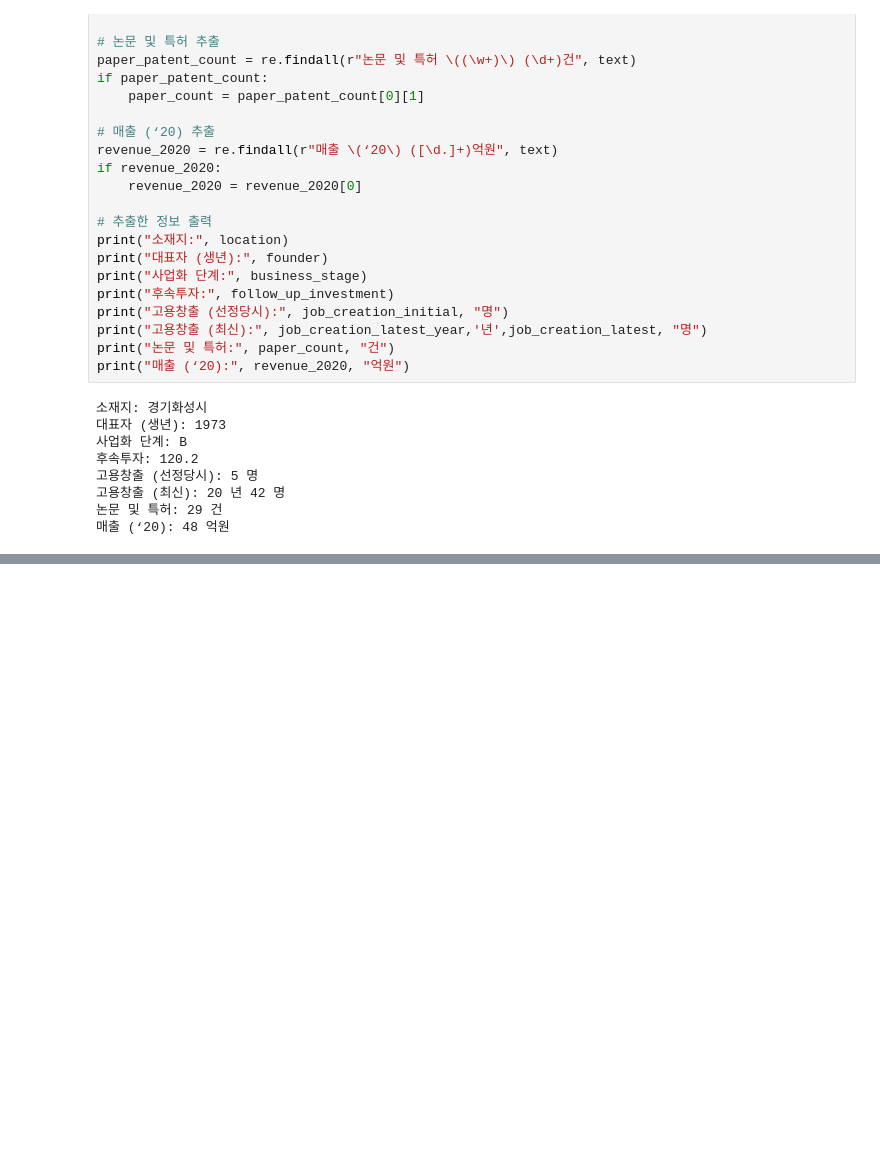
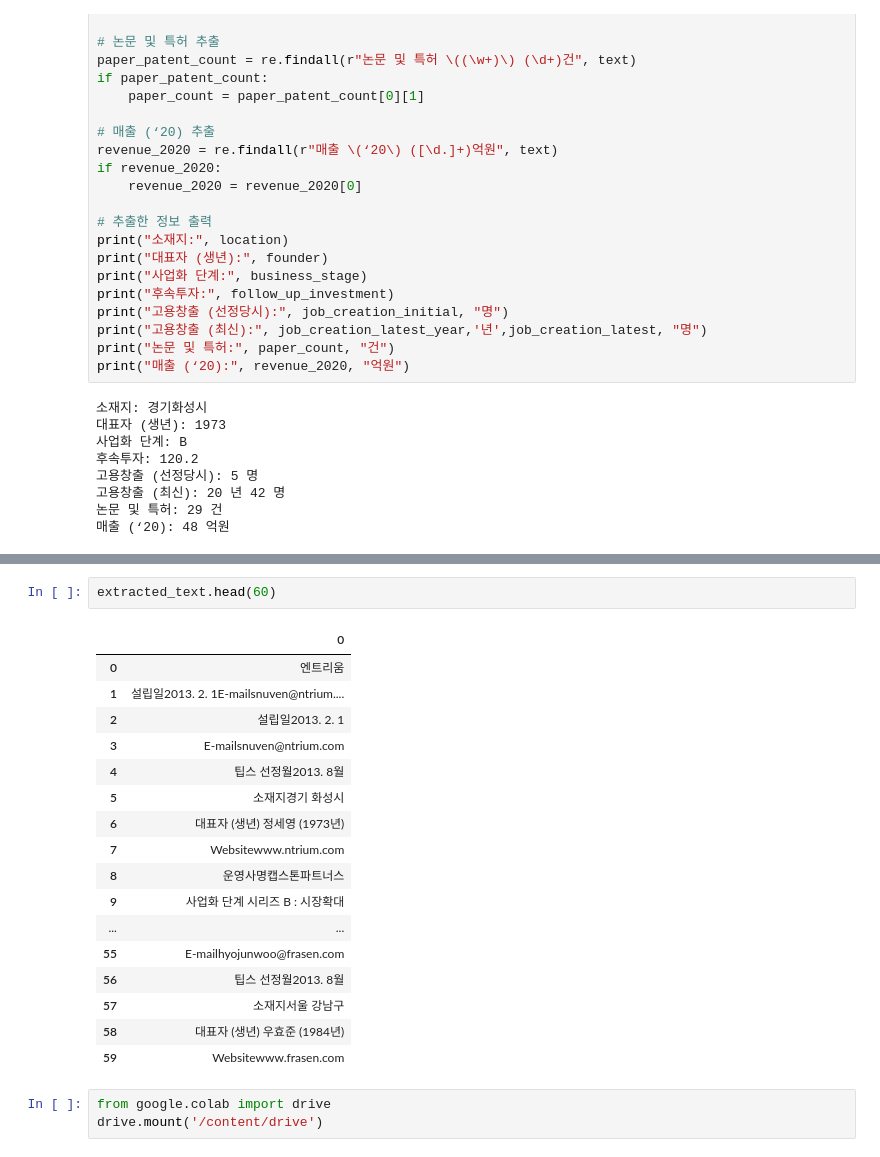
Before and after one commit to joony0512/HTML_CSS, a Jupyter notebook: Word_Crawling.ipynb, the cells around one changed output, grey strips where cells are left out. Cells and saved outputs as stored; diff of their text form; blank space fills up the shorter version.

Commit message:
Colaboratory를 통해 생성됨

```diff
--- a/Word_Crawling.ipynb
+++ b/Word_Crawling.ipynb
@@ -130,0 +286,23 @@ print("매출 (‘20):", revenue_2020, "억원")
+# %%
+extracted_text.head(60)
+# %% [output]
+|  | 0 |
+| 0 | 엔트리움 |
+| 1 | 설립일2013. 2. 1E-mailsnuven@ntrium.... |
+| 2 | 설립일2013. 2. 1 |
+| 3 | E-mailsnuven@ntrium.com |
+| 4 | 팁스 선정월2013. 8월 |
+| 5 | 소재지경기 화성시 |
+| 6 | 대표자 (생년) 정세영 (1973년) |
+| 7 | Websitewww.ntrium.com |
+| 8 | 운영사명캡스톤파트너스 |
+| 9 | 사업화 단계 시리즈 B : 시장확대 |
+| ... | ... |
+| 55 | E-mailhyojunwoo@frasen.com |
+| 56 | 팁스 선정월2013. 8월 |
+| 57 | 소재지서울 강남구 |
+| 58 | 대표자 (생년) 우효준 (1984년) |
+| 59 | Websitewww.frasen.com |
+# %%
+from google.colab import drive
+drive.mount('/content/drive')
```
Also changed, not shown: parts of 30 cells of this notebook.
